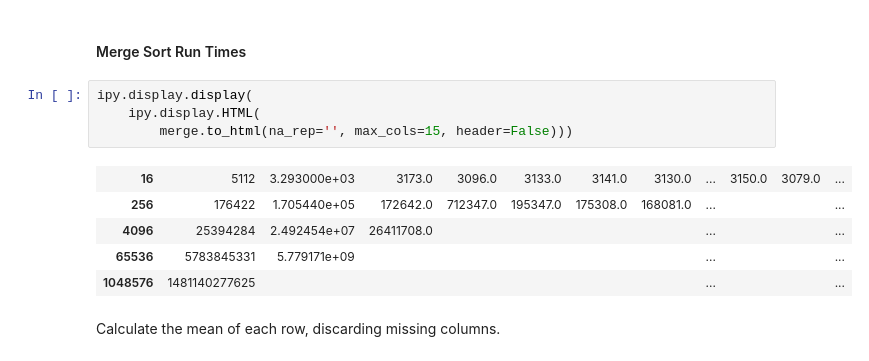
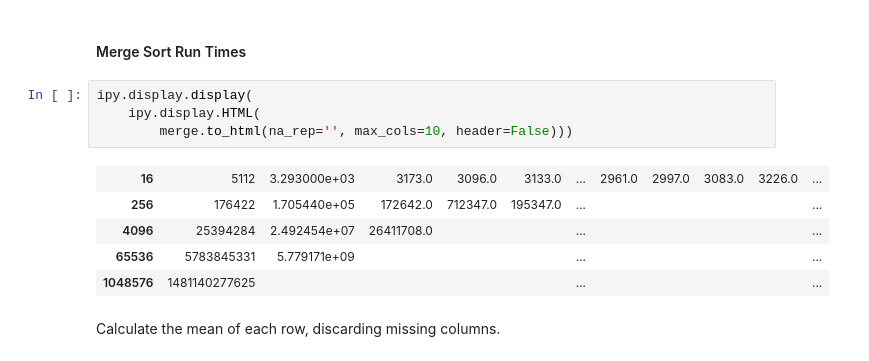
Before and after one commit to j-a-avery/532-project, a Jupyter notebook: src/cpp/Demonstration-and-Analysis-Cpp.ipynb, the cells around one changed output. Drawn from its saved outputs; the diff is of its cells as text.

```diff
--- a/src/cpp/Demonstration-and-Analysis-Cpp.ipynb
+++ b/src/cpp/Demonstration-and-Analysis-Cpp.ipynb
@@ -184,13 +184,13 @@ ipy.display.display(
 # %%
 ipy.display.display(
     ipy.display.HTML(
-        merge.to_html(na_rep='', max_cols=15, header=False)))
+        merge.to_html(na_rep='', max_cols=10, header=False)))
 # %% [output]
-| 16 | 5112 | 3.293000e+03 | 3173.0 | 3096.0 | 3133.0 | 3141.0 | 3130.0 | ... | 3150.0 | 3079.0 | ... |
-| 256 | 176422 | 1.705440e+05 | 172642.0 | 712347.0 | 195347.0 | 175308.0 | 168081.0 | ... |  |  | ... |
-| 4096 | 25394284 | 2.492454e+07 | 26411708.0 |  |  |  |  | ... |  |  | ... |
-| 65536 | 5783845331 | 5.779171e+09 |  |  |  |  |  | ... |  |  | ... |
-| 1048576 | 1481140277625 |  |  |  |  |  |  | ... |  |  | ... |
+| 16 | 5112 | 3.293000e+03 | 3173.0 | 3096.0 | 3133.0 | ... | 2961.0 | 2997.0 | 3083.0 | 3226.0 | ... |
+| 256 | 176422 | 1.705440e+05 | 172642.0 | 712347.0 | 195347.0 | ... |  |  |  |  | ... |
+| 4096 | 25394284 | 2.492454e+07 | 26411708.0 |  |  | ... |  |  |  |  | ... |
+| 65536 | 5783845331 | 5.779171e+09 |  |  |  | ... |  |  |  |  | ... |
+| 1048576 | 1481140277625 |  |  |  |  | ... |  |  |  |  | ... |
 # %% [markdown]
 Calculate the mean of each row, discarding missing columns.
 # %%
```
Also changed, not shown: parts of 1 cell of this notebook, 3 other files.
